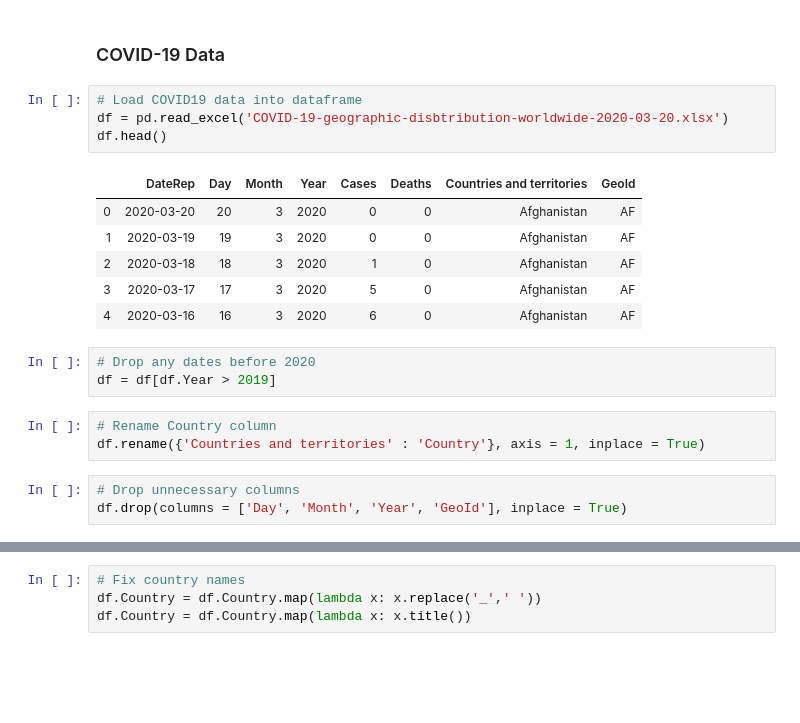
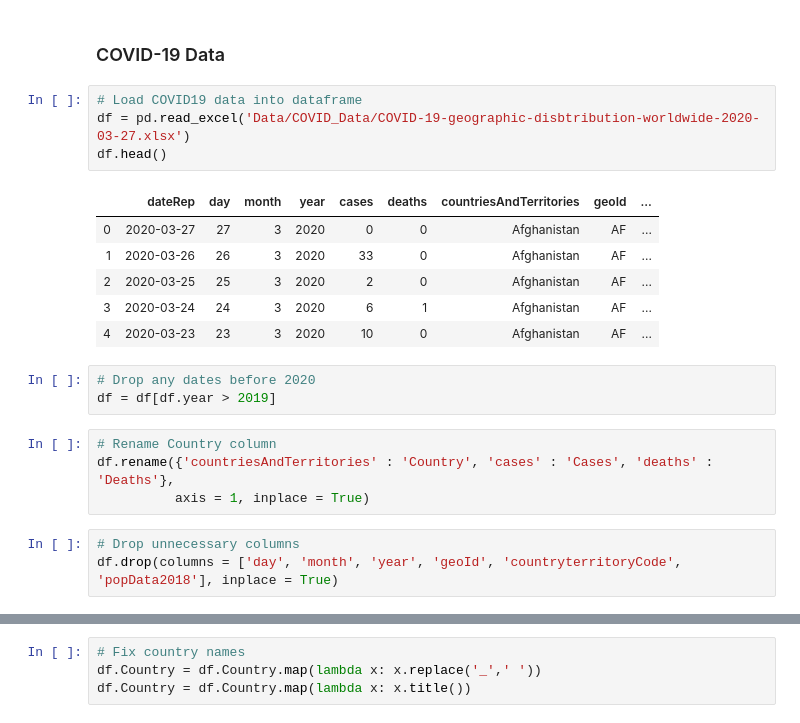
Before and after one commit to BenGeissel/COVID19_Spread_Visualizations_Blog, a Jupyter notebook: COVID19_Spread_Visualizations.ipynb, the cells around one changed output, grey strips where cells are left out. Cells and saved outputs as stored; diff of their text form; blank space fills up the shorter version.

```diff
--- a/COVID19_Spread_Visualizations.ipynb
+++ b/COVID19_Spread_Visualizations.ipynb
@@ -52,24 +52,25 @@ pop_df.head()
 ### COVID-19 Data
 # %%
 # Load COVID19 data into dataframe
-df = pd.read_excel('COVID-19-geographic-disbtribution-worldwide-2020-03-20.xlsx')
+df = pd.read_excel('Data/COVID_Data/COVID-19-geographic-disbtribution-worldwide-2020-03-27.xlsx')
 df.head()
 # %% [output]
-|  | DateRep | Day | Month | Year | Cases | Deaths | Countries and territories | GeoId |
-| 0 | 2020-03-20 | 20 | 3 | 2020 | 0 | 0 | Afghanistan | AF |
-| 1 | 2020-03-19 | 19 | 3 | 2020 | 0 | 0 | Afghanistan | AF |
-| 2 | 2020-03-18 | 18 | 3 | 2020 | 1 | 0 | Afghanistan | AF |
-| 3 | 2020-03-17 | 17 | 3 | 2020 | 5 | 0 | Afghanistan | AF |
-| 4 | 2020-03-16 | 16 | 3 | 2020 | 6 | 0 | Afghanistan | AF |
+|  | dateRep | day | month | year | cases | deaths | countriesAndTerritories | geoId | ... |
+| 0 | 2020-03-27 | 27 | 3 | 2020 | 0 | 0 | Afghanistan | AF | ... |
+| 1 | 2020-03-26 | 26 | 3 | 2020 | 33 | 0 | Afghanistan | AF | ... |
+| 2 | 2020-03-25 | 25 | 3 | 2020 | 2 | 0 | Afghanistan | AF | ... |
+| 3 | 2020-03-24 | 24 | 3 | 2020 | 6 | 1 | Afghanistan | AF | ... |
+| 4 | 2020-03-23 | 23 | 3 | 2020 | 10 | 0 | Afghanistan | AF | ... |
 # %%
 # Drop any dates before 2020
-df = df[df.Year > 2019]
+df = df[df.year > 2019]
 # %%
 # Rename Country column
-df.rename({'Countries and territories' : 'Country'}, axis = 1, inplace = True)
+df.rename({'countriesAndTerritories' : 'Country', 'cases' : 'Cases', 'deaths' : 'Deaths'},
+          axis = 1, inplace = True)
 # %%
 # Drop unnecessary columns
-df.drop(columns = ['Day', 'Month', 'Year', 'GeoId'], inplace = True)
+df.drop(columns = ['day', 'month', 'year', 'geoId', 'countryterritoryCode', 'popData2018'], inplace = True)
 # %%
 # Preview dataframe
 df.head()
```
Also changed, not shown: parts of 17 cells of this notebook, 2 other files.
